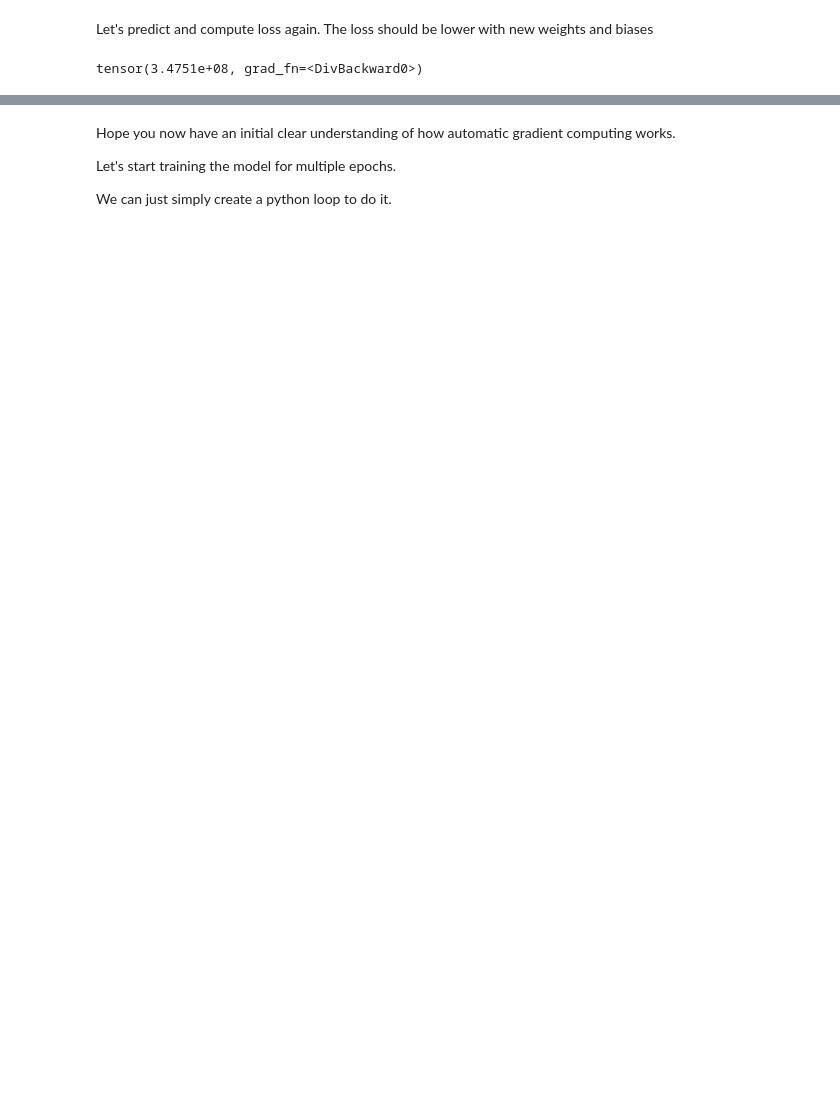
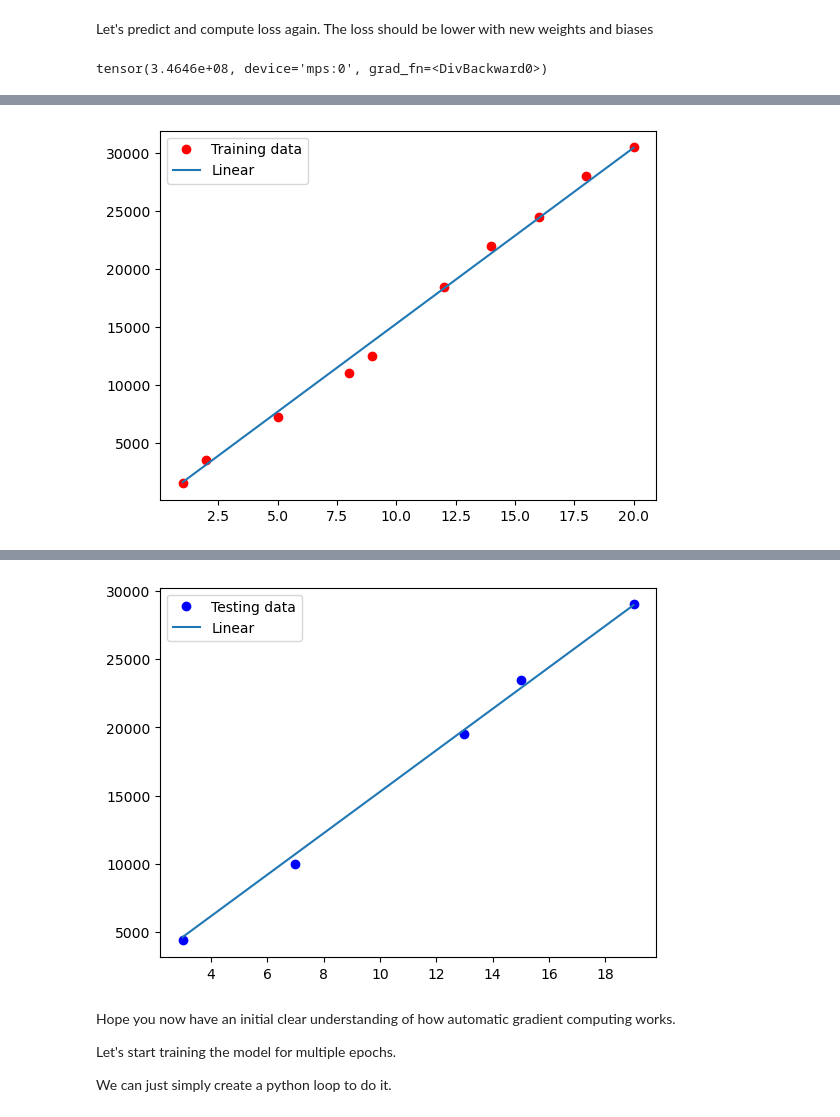
Before and after one commit to NicholasChoong/natural-language-processing, a Jupyter notebook: lab_1.ipynb, the cells around one changed output, grey strips where cells are left out. Drawn from its saved outputs; the diff is of its cells as text; code cells hidden in the pictures; blank space fills up the shorter version.

```diff
--- a/lab_1.ipynb
+++ b/lab_1.ipynb
@@ -286,8 +304,55 @@ tensor(0.)
 # %% [markdown]
 Let's predict and compute loss again. The loss should be lower with new weights and biases
 # %%
-predictions = linearRegression(x_data)
+predictions = linearRegression(x_data, weight, bias)
 loss = mse(predictions, y_data)
 print(loss)
 # %% [output]
-tensor(3.4751e+08, grad_fn=<DivBackward0>)
+tensor(3.4646e+08, device='mps:0', grad_fn=<DivBackward0>)
+# %%
+weight1 = weight.clone().detach().requires_grad_()
+bias1 = bias.clone().detach().requires_grad_()
+# An epoch is one iteration over the entire input data
+no_of_epochs = 5000
+# How often you want to display training info.
+display_interval = 200
+for epoch in range(no_of_epochs):
+  predictions = linearRegression(x_data, weight1, bias1)
+  loss = mse(predictions, y_data)
+  loss.backward()
+  with torch.no_grad():
+    weight1 -= weight1.grad * 1e-5
+    bias1 -= bias1.grad * 1e-5
+    weight1.grad.zero_()
+    bias1.grad.zero_()
+  if epoch % display_interval == 0 :
+      # calculate the cost of the current model
+      predictions = linearRegression(x_data, weight1, bias1)
+      loss = mse(predictions, y_data)
+      print("Epoch:", '%04d' %(epoch), "loss=", "{:.8f}".format(loss), "W=", "{:.4f}".format(weight1), "b=",  "{:.4f}".format(bias1))
+
+print("=========================================================")
+training_loss = mse(linearRegression(x_data, weight1, bias1), y_data)
+print("Optimised:", "loss=", "{:.9f}".format(training_loss.data), \
+              "W=", "{:.9f}".format(weight1.data), "b=", "{:.9f}".format(bias1.data))
+
+# Plot training data on the graph
+plt.plot(x_training, y_training, 'ro', label='Training data')
+x_training_predicted = weight1.cpu().data * x_training + bias1.cpu().data
+plt.plot(x_training, x_training_predicted, label='Linear')
+plt.legend()
+plt.show()
+
+# Calculate testing loss
+testing_loss = mse(linearRegression(x_test_data, weight1, bias1), y_test_data)
+print("Testing loss=", "{:.9f}".format(testing_loss.data))
+print("Absolute mean square loss difference:", "{:.9f}".format(abs(
+      training_loss.data - testing_loss.data)))
+
+# Plot testing data on the graph
+plt.plot(x_test, y_test, 'bo', label='Testing data')
+x_test_predicted = weight1.cpu().data * x_test + bias1.cpu().data
+plt.plot(x_test, x_test_predicted, label='Linear')
+plt.legend()
+plt.show()
+# %% [output]
@@ -293,0 +376 @@ tensor(3.4751e+08, grad_fn=<DivBackward0>)
+[figure, added]
@@ -294,3 +379,4 @@ tensor(3.4751e+08, grad_fn=<DivBackward0>)
+[figure, added]
 # %% [markdown]
 Hope you now have an initial clear understanding of how automatic gradient computing works.
 
```
Also changed, not shown: parts of 44 cells of this notebook.
